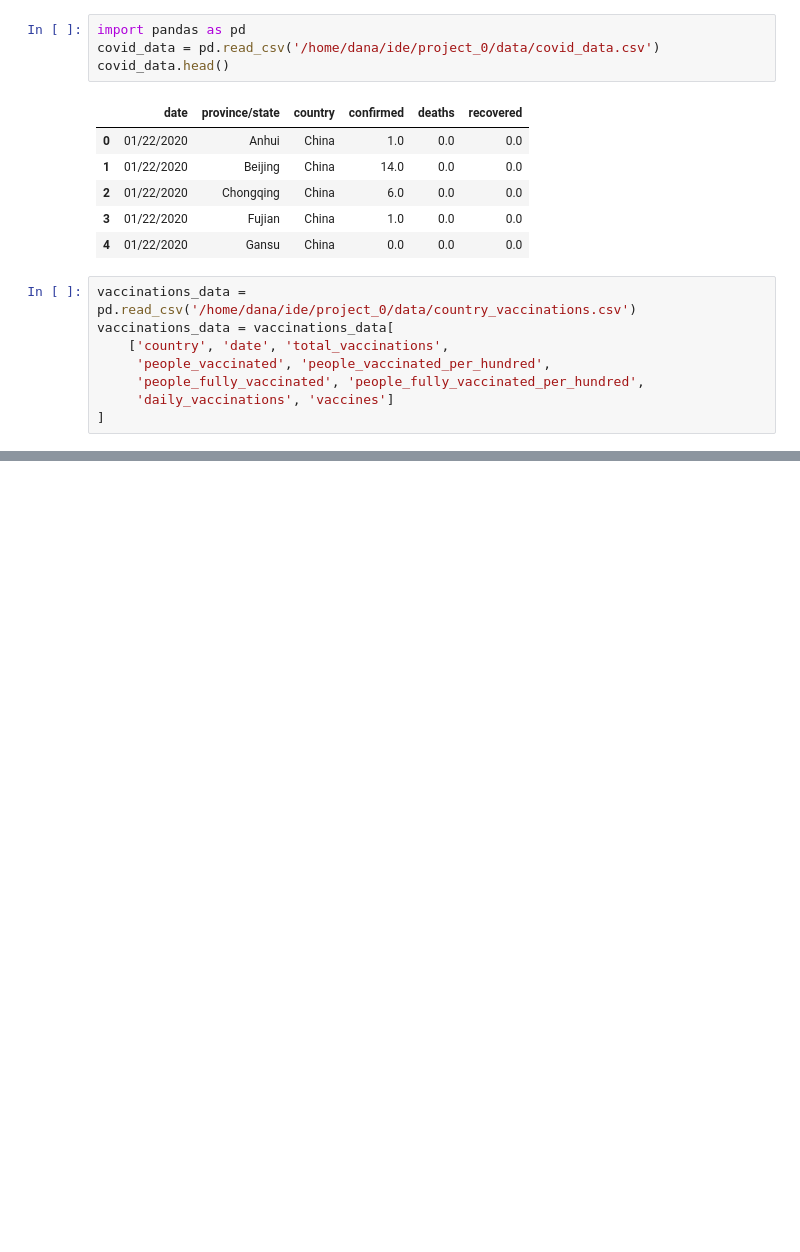
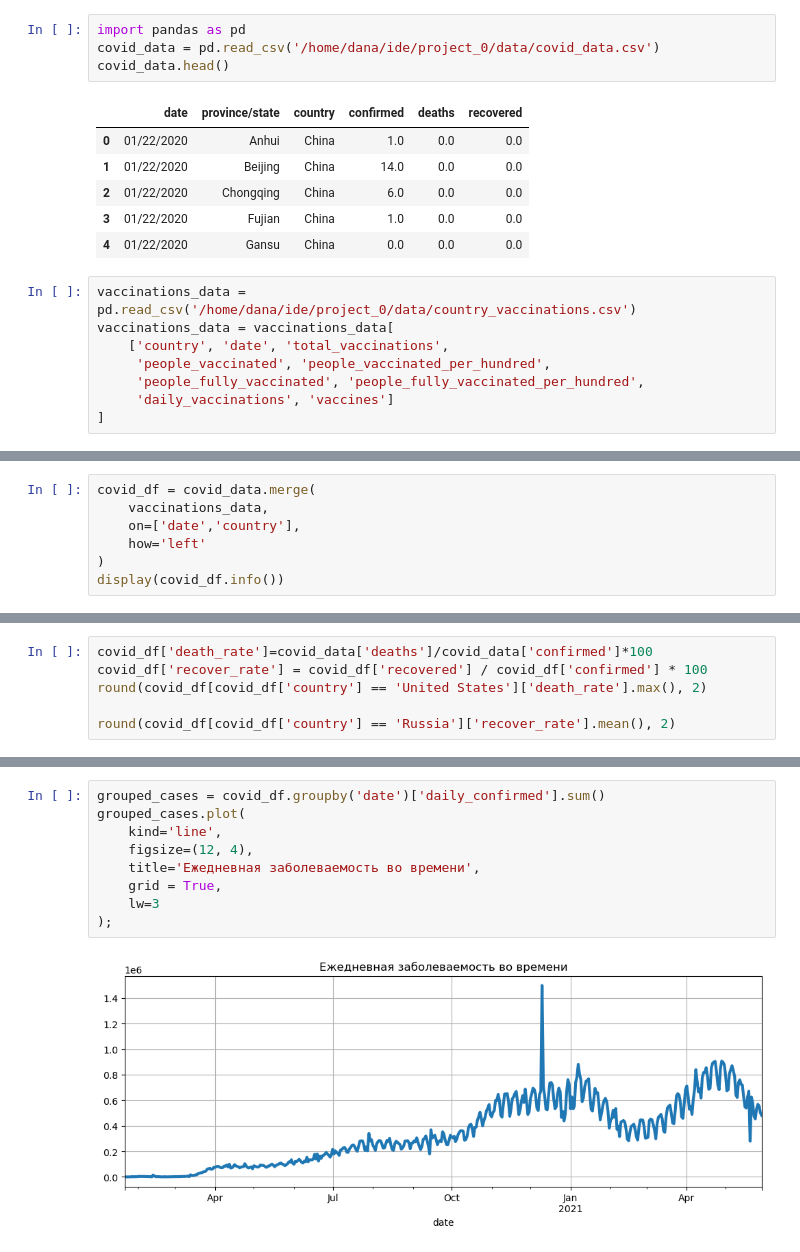
Before and after one commit to dana-log/cveeet, a Jupyter notebook: project_0/pandas/1_13_1.ipynb, the cells around one changed output, grey strips where cells are left out. Cells and saved outputs as stored; diff of their text form; blank space fills up the shorter version.

```diff
--- a/project_0/pandas/1_13_1.ipynb
+++ b/project_0/pandas/1_13_1.ipynb
@@ -44,0 +56,7 @@ covid_data.head()
+# %%
+covid_df = covid_data.merge(
+    vaccinations_data,
+    on=['date','country'],
+    how='left'
+)
+display(covid_df.info())
@@ -44,0 +82,6 @@ covid_data.head()
+# %%
+covid_df['death_rate']=covid_data['deaths']/covid_data['confirmed']*100
+covid_df['recover_rate'] = covid_df['recovered'] / covid_df['confirmed'] * 100
+round(covid_df[covid_df['country'] == 'United States']['death_rate'].max(), 2)
+
+round(covid_df[covid_df['country'] == 'Russia']['recover_rate'].mean(), 2)
@@ -44,0 +108,11 @@ covid_data.head()
+# %%
+grouped_cases = covid_df.groupby('date')['daily_confirmed'].sum()
+grouped_cases.plot(
+    kind='line',
+    figsize=(12, 4),
+    title='Ежедневная заболеваемость во времени',
+    grid = True,
+    lw=3
+);
+# %% [output]
+[figure, added]
```
Also changed, not shown: parts of 9 cells of this notebook.
